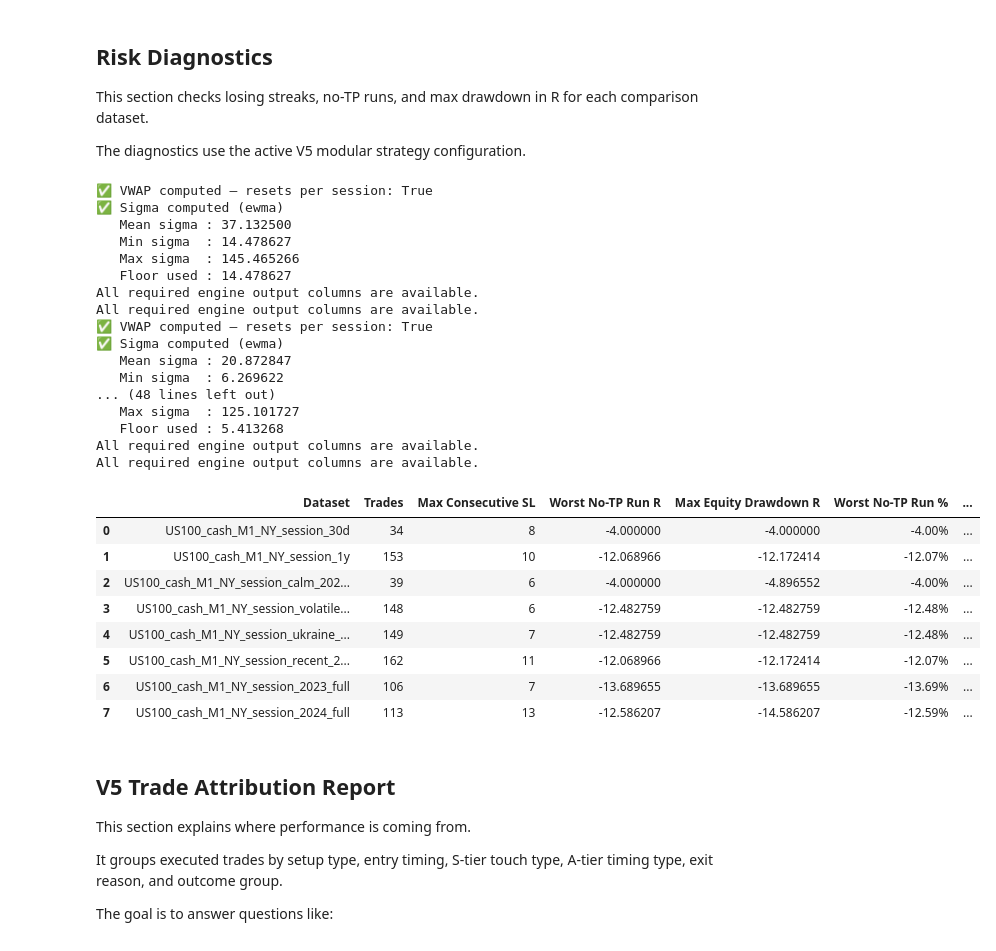
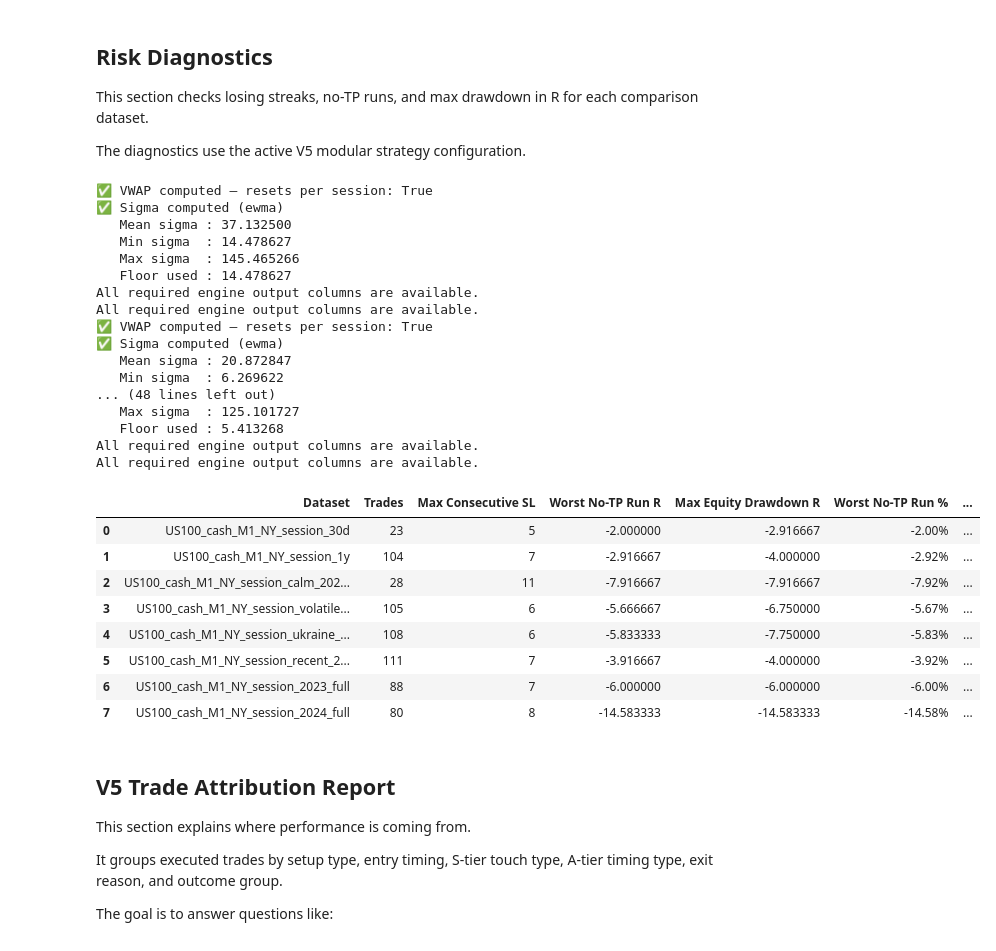
Before and after one commit to MichaelMorgante/VWAP-probability-band-engine, a Jupyter notebook: notebooks/automated_vwap_v5_modular_engine.ipynb, the cells around one changed output. Cells and saved outputs as stored; diff of their text form; code cells hidden in the pictures.

```diff
--- a/notebooks/automated_vwap_v5_modular_engine.ipynb
+++ b/notebooks/automated_vwap_v5_modular_engine.ipynb
@@ -1345,7 +1345,7 @@ CONFIG.update(
         # ------------------------------------------------------------------
         # V5 optional S-tier clean-state filter
         # ------------------------------------------------------------------
-        "enable_s_tier_clean_state_filter": False,
+        "enable_s_tier_clean_state_filter": True,
 
         "s_tier_green_failure_lookback_bars": 8,
         "s_tier_required_clean_closes_after_failure": 3,
@@ -9353,6 +9516,12 @@ The output is:
 - `skipped_execution_signals_df`
 # %%
 trades_df, daily_summary_df, skipped_execution_signals_df = run_v1_trade_simulation_with_daily_controls(
+    signals_df,
+    CONFIG,
+)
+
+trades_df = add_v5_original_tp_hit_diagnostics(
+    trades_df,
     signals_df,
     CONFIG,
 )
@@ -9926,6 +10095,20 @@ def build_performance_summary(
     be_count = count_result(trades_df, "BE")
     managed_exit_metrics = build_v5_managed_exit_metrics(trades_df)
 
+    original_tp_hits = 0
+    original_tp_hit_rate = 0.0
+
+    if trades_df is not None and len(trades_df) > 0:
+        if "hit_original_tp_before_exit" in trades_df.columns:
+            original_tp_hits = int(
+                trades_df["hit_original_tp_before_exit"]
+                .fillna(False)
+                .astype(bool)
+                .sum()
+            )
+
+            original_tp_hit_rate = original_tp_hits / len(trades_df)
+
     close_profit_count = count_result(trades_df, "CLOSE_PROFIT")
     close_loss_count = count_result(trades_df, "CLOSE_LOSS")
     close_flat_count = count_result(trades_df, "CLOSE_FLAT")
@@ -9972,6 +10155,7 @@ def build_performance_summary(
         "close_loss_count": close_loss_count,
         "close_flat_count": close_flat_count,
         "target_tp_count": managed_exit_metrics["target_tp_count"],
+        "original_tp_hits": original_tp_hits,
         "sl_full_count": managed_exit_metrics["sl_full_count"],
         "be_flat_count": managed_exit_metrics["be_flat_count"],
         "be_plus_count": managed_exit_metrics["be_plus_count"],
@@ -9983,6 +10167,7 @@ def build_performance_summary(
         "be_rate": be_rate,
         "win_rate_excluding_be": win_rate_excluding_be,
         "target_tp_rate": managed_exit_metrics["target_tp_rate"],
+        "original_tp_hit_rate": original_tp_hit_rate,
         "full_sl_rate": managed_exit_metrics["full_sl_rate"],
         "positive_exit_rate": managed_exit_metrics["positive_exit_rate"],
         "win_rate_ex_flat_be": managed_exit_metrics["win_rate_ex_flat_be"],
@@ -12978,6 +13179,12 @@ def run_v3_backtest_for_dataset(base_config: dict, dataset_config: dict) -> dict
         run_config,
     )
 
+    trades_df_local = add_v5_original_tp_hit_diagnostics(
+    trades_df_local,
+    signals_df_local,
+    run_config,
+    )
+
     summary = build_performance_summary(
         raw_ohlc_df=raw_df_local,
         signals_df=signals_df_local,
@@ -14466,6 +14725,12 @@ def run_v3_backtest_details_for_dataset(base_config: dict, dataset_config: dict)
     trades_df_local, daily_summary_df_local, skipped_execution_df_local = run_v1_trade_simulation_with_daily_controls(
         signals_df_local,
         run_config,
+    )
+
+    trades_df_local = add_v5_original_tp_hit_diagnostics(
+    trades_df_local,
+    signals_df_local,
+    run_config,
     )
 
     return {
@@ -14537,41 +14802,41 @@ for dataset_config in CONFIG["comparison_datasets"]:
     risk_rows.append(
         {
             "Dataset": details["dataset_name"],
             **diagnostics,
             "Worst No-TP Run %": f"{diagnostics['Worst No-TP Run R']:.2f}%",
             "Max Drawdown %": f"{diagnostics['Max Equity Drawdown R']:.2f}%",
         }
     )
 
 risk_diagnostics_table = pd.DataFrame(risk_rows)
 risk_diagnostics_table
 # %% [output]
 ✅ VWAP computed — resets per session: True
 ✅ Sigma computed (ewma)
    Mean sigma : 37.132500
    Min sigma  : 14.478627
    Max sigma  : 145.465266
    Floor used : 14.478627
 All required engine output columns are available.
 All required engine output columns are available.
 ✅ VWAP computed — resets per session: True
 ✅ Sigma computed (ewma)
    Mean sigma : 20.872847
    Min sigma  : 6.269622
 ... (48 lines left out)
    Max sigma  : 125.101727
    Floor used : 5.413268
 All required engine output columns are available.
 All required engine output columns are available.
 |  | Dataset | Trades | Max Consecutive SL | Worst No-TP Run R | Max Equity Drawdown R | Worst No-TP Run % | ... |
-| 0 | US100_cash_M1_NY_session_30d | 34 | 8 | -4.000000 | -4.000000 | -4.00% | ... |
-| 1 | US100_cash_M1_NY_session_1y | 153 | 10 | -12.068966 | -12.172414 | -12.07% | ... |
-| 2 | US100_cash_M1_NY_session_calm_202... | 39 | 6 | -4.000000 | -4.896552 | -4.00% | ... |
-| 3 | US100_cash_M1_NY_session_volatile... | 148 | 6 | -12.482759 | -12.482759 | -12.48% | ... |
-| 4 | US100_cash_M1_NY_session_ukraine_... | 149 | 7 | -12.482759 | -12.482759 | -12.48% | ... |
-| 5 | US100_cash_M1_NY_session_recent_2... | 162 | 11 | -12.068966 | -12.172414 | -12.07% | ... |
-| 6 | US100_cash_M1_NY_session_2023_full | 106 | 7 | -13.689655 | -13.689655 | -13.69% | ... |
-| 7 | US100_cash_M1_NY_session_2024_full | 113 | 13 | -12.586207 | -14.586207 | -12.59% | ... |
+| 0 | US100_cash_M1_NY_session_30d | 23 | 5 | -2.000000 | -2.916667 | -2.00% | ... |
+| 1 | US100_cash_M1_NY_session_1y | 104 | 7 | -2.916667 | -4.000000 | -2.92% | ... |
+| 2 | US100_cash_M1_NY_session_calm_202... | 28 | 11 | -7.916667 | -7.916667 | -7.92% | ... |
+| 3 | US100_cash_M1_NY_session_volatile... | 105 | 6 | -5.666667 | -6.750000 | -5.67% | ... |
+| 4 | US100_cash_M1_NY_session_ukraine_... | 108 | 6 | -5.833333 | -7.750000 | -5.83% | ... |
+| 5 | US100_cash_M1_NY_session_recent_2... | 111 | 7 | -3.916667 | -4.000000 | -3.92% | ... |
+| 6 | US100_cash_M1_NY_session_2023_full | 88 | 7 | -6.000000 | -6.000000 | -6.00% | ... |
+| 7 | US100_cash_M1_NY_session_2024_full | 80 | 8 | -14.583333 | -14.583333 | -14.58% | ... |
 # %% [markdown]
 ## V5 Trade Attribution Report
 
```
Also changed, not shown: parts of 36 cells of this notebook.
